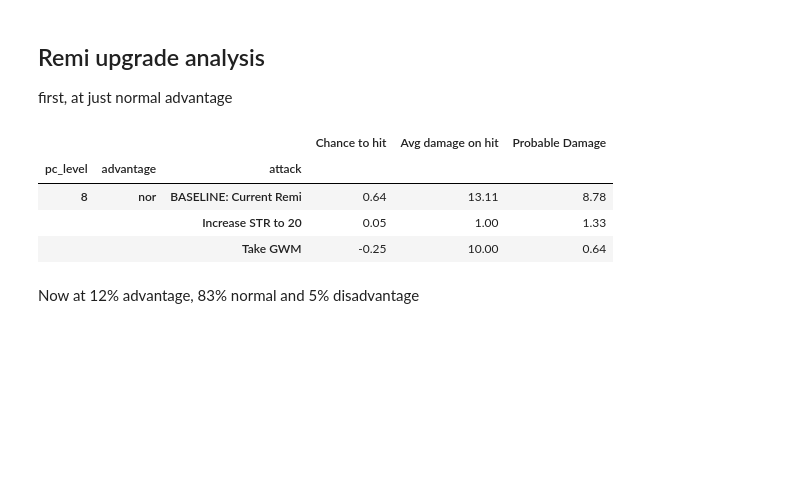
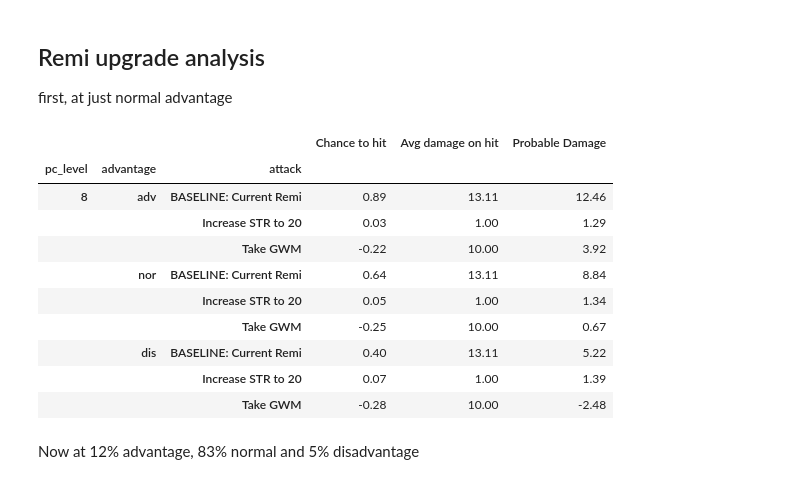
Before and after one commit to dyoung418/dnd_stats, a Jupyter notebook: dnd_dice_calcs.ipynb, the cells around one changed output. Saved outputs shown, nothing was run; the diff lists cells and outputs as text; code cells hidden in the pictures; blank space fills up the shorter version.

```diff
--- a/dnd_dice_calcs.ipynb
+++ b/dnd_dice_calcs.ipynb
@@ -1251,18 +1292,24 @@ first, at just normal advantage
 # %%
 current = {'abil_mod':4, 'other_atk_mod':1, 'other_dmg_mod':1, 'dmg_die':6, 'dmg_n':2, 'dmg_reroll_nums':[1,2], 'label':'Current Remi'}
 options = [
     {'abil_mod':5, 'other_atk_mod':1, 'other_dmg_mod':1, 'dmg_die':6,'dmg_n':2, 'dmg_reroll_nums':[1,2], 'label':'Increase STR to 20'},
     {'abil_mod':4, 'other_atk_mod':1-5, 'other_dmg_mod':1+10, 'dmg_die':6,'dmg_n':2, 'dmg_reroll_nums':[1,2], 'label':'Take GWM'},
 ]
-remi_df = compare_attacks(options, baseline=current, pc_lvls=[8])
+remi_df = compare_attacks(options, baseline=current, pc_lvls=[8], advantages=['adv', 'nor', 'dis'])
 
 remi_df
 # %% [output]
 |  |  |  | Chance to hit | Avg damage on hit | Probable Damage |
 | pc_level | advantage | attack |  |  |  |
-| 8 | nor | BASELINE: Current Remi | 0.64 | 13.11 | 8.78 |
-|  |  | Increase STR to 20 | 0.05 | 1.00 | 1.33 |
-|  |  | Take GWM | -0.25 | 10.00 | 0.64 |
+| 8 | adv | BASELINE: Current Remi | 0.89 | 13.11 | 12.46 |
+|  |  | Increase STR to 20 | 0.03 | 1.00 | 1.29 |
+|  |  | Take GWM | -0.22 | 10.00 | 3.92 |
+|  | nor | BASELINE: Current Remi | 0.64 | 13.11 | 8.84 |
+|  |  | Increase STR to 20 | 0.05 | 1.00 | 1.34 |
+|  |  | Take GWM | -0.25 | 10.00 | 0.67 |
+|  | dis | BASELINE: Current Remi | 0.40 | 13.11 | 5.22 |
+|  |  | Increase STR to 20 | 0.07 | 1.00 | 1.39 |
+|  |  | Take GWM | -0.28 | 10.00 | -2.48 |
 # %% [markdown]
 Now at 12% advantage, 83% normal and 5% disadvantage
 # %%
```
Also changed, not shown: parts of 14 cells of this notebook.
